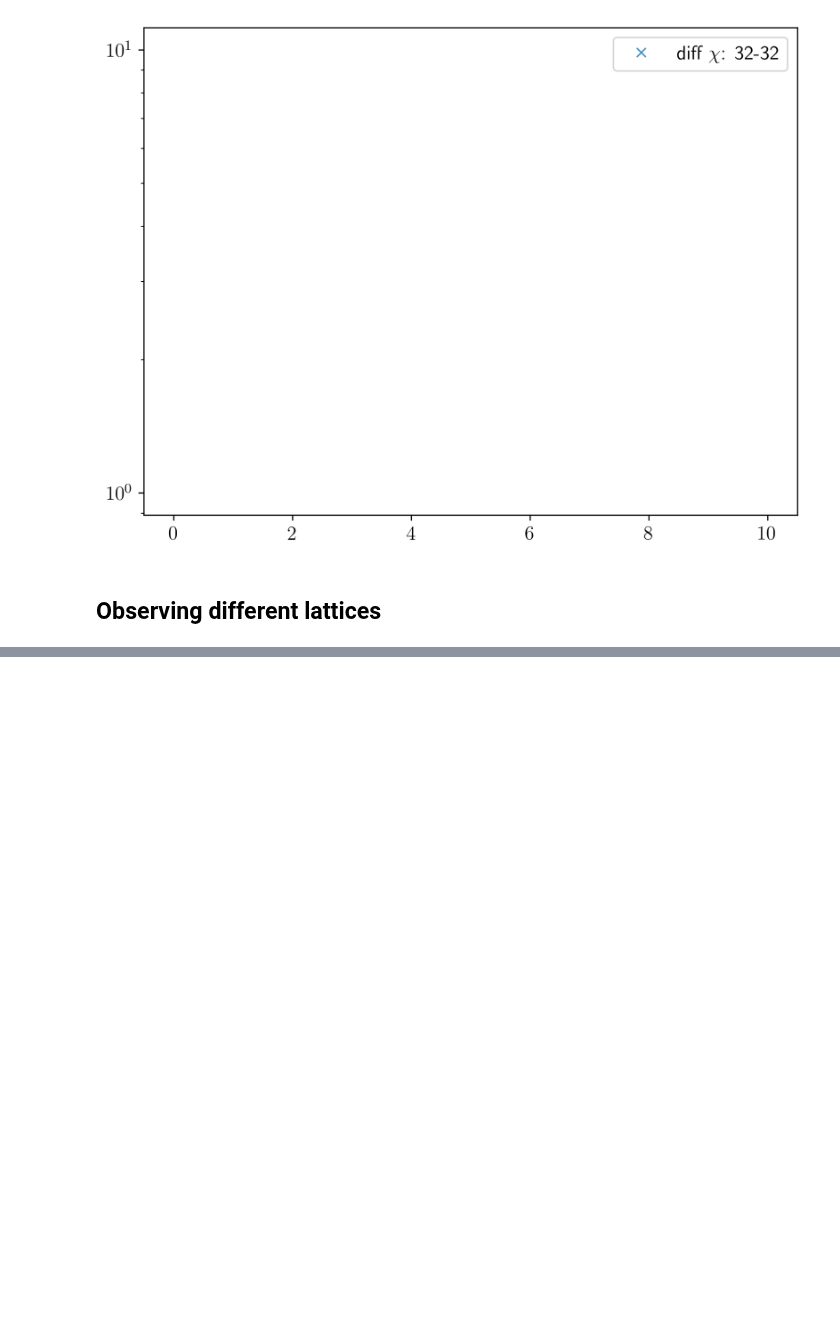
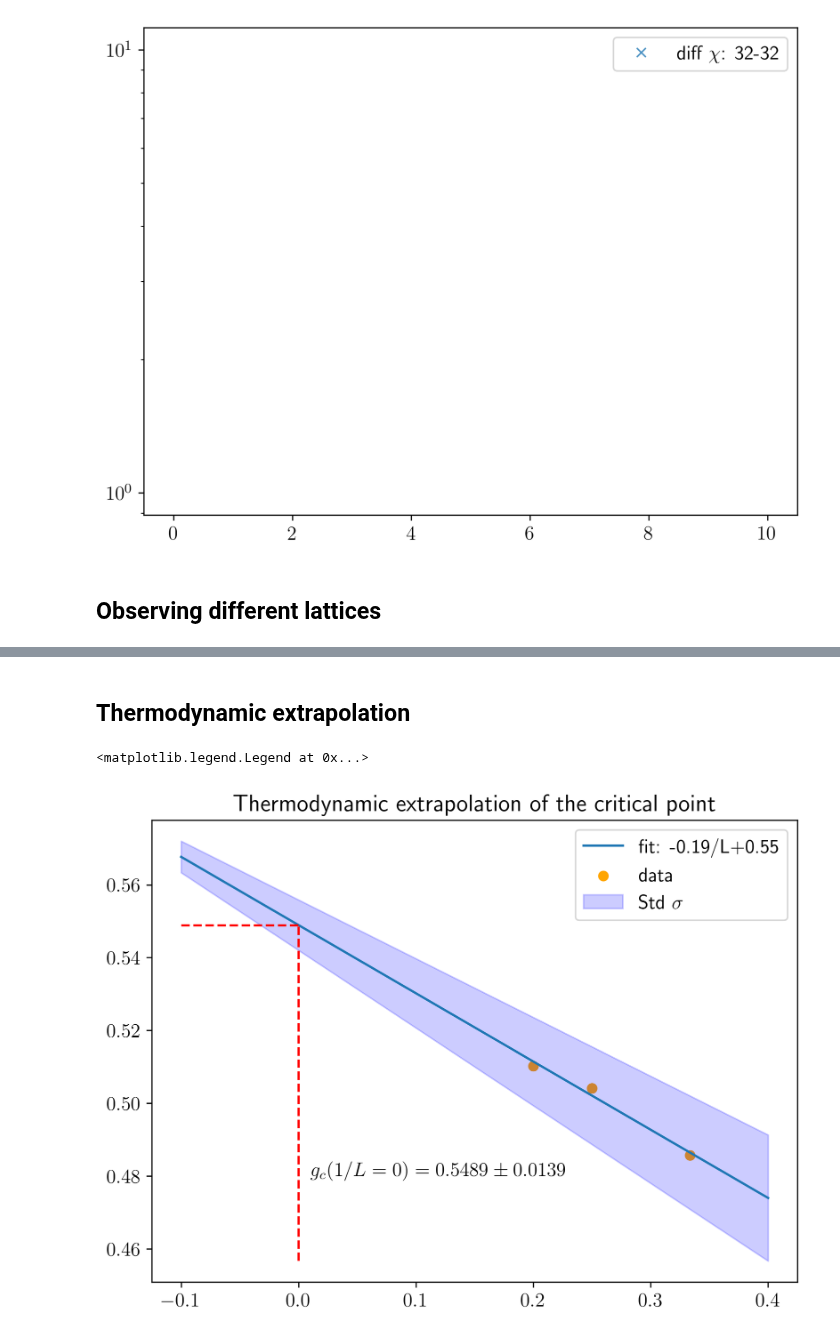
Before and after one commit to Fradm98/qs-mps, a Jupyter notebook: src/qs_mps/applications/Z2/check_schmidt_vals.ipynb, the cells around one changed output, grey strips where cells are left out. Cells and saved outputs as stored; diff of their text form; code cells hidden in the pictures; blank space fills up the shorter version.

Commit message:
observables and thermodynamic limit extrapolation

```diff
--- a/src/qs_mps/applications/Z2/check_schmidt_vals.ipynb
+++ b/src/qs_mps/applications/Z2/check_schmidt_vals.ipynb
@@ -380,0 +374,35 @@ plt.savefig(f"{parent_path}/figures/entropy/{L//2}_bond_entropy_Z2_dual_direct_l
+# %% [markdown]
+## Thermodynamic extrapolation
+# %%
+entr_max = []
+idx_max = []
+for entr, L in zip(entr_tot, Ls):
+    entr_max.append(np.max(entr))
+    idx_max.append(np.argmax(entr))
+
+# linear fit
+def lin(x,a,b):
+    return a*x+b
+
+p_opt, c_opt = curve_fit(lin, 1/np.asarray(Ls), hs[idx_max])
+
+xs = np.linspace(-0.1,0.4,50)
+y_fit = lin(xs, p_opt[0], p_opt[1])
+err = np.sqrt(np.diag(c_opt))
+y_err_plus = lin(xs, p_opt[0]+err[0], p_opt[1]+err[1])
+y_err_minus = lin(xs, p_opt[0]-err[0], p_opt[1]-err[1])
+plt.title("Thermodynamic extrapolation of the critical point")
+plt.plot(xs, y_fit, label=f'fit: {round(p_opt[0],2)}/L+{round(p_opt[1],2)}')
+plt.scatter(1/np.asarray(Ls), hs[idx_max], color='orange', label='data')
+h_c = round(lin(x=0,a=p_opt[0],b=p_opt[1]),4)
+h_c_err_plus = round(lin(x=0,a=p_opt[0]+err[0],b=p_opt[1]+err[1]),4)
+h_c_err_minus = round(lin(x=0,a=p_opt[0]-err[0],b=p_opt[1]-err[1]),4)
+h_c_err = round(h_c_err_plus - h_c_err_minus, 4)
+plt.text(x=0.01, y=0.48, s=f"$g_c(1/L=0)={h_c}\pm{h_c_err}$")
+plt.hlines(y=h_c, xmin=xs[0], xmax=0, linestyles='--', colors='red')
+plt.vlines(x=0, ymin=y_err_minus[-1], ymax=h_c, linestyles='--', colors='red')
+plt.fill_between(xs, y_err_minus, y_err_plus, color='blue', alpha=0.2, label='Std $\sigma$')
+plt.legend()
+# %% [output]
+<matplotlib.legend.Legend at 0x...>
+[figure, added]
```
Also changed, not shown: parts of 7 cells of this notebook, 3 other files.
